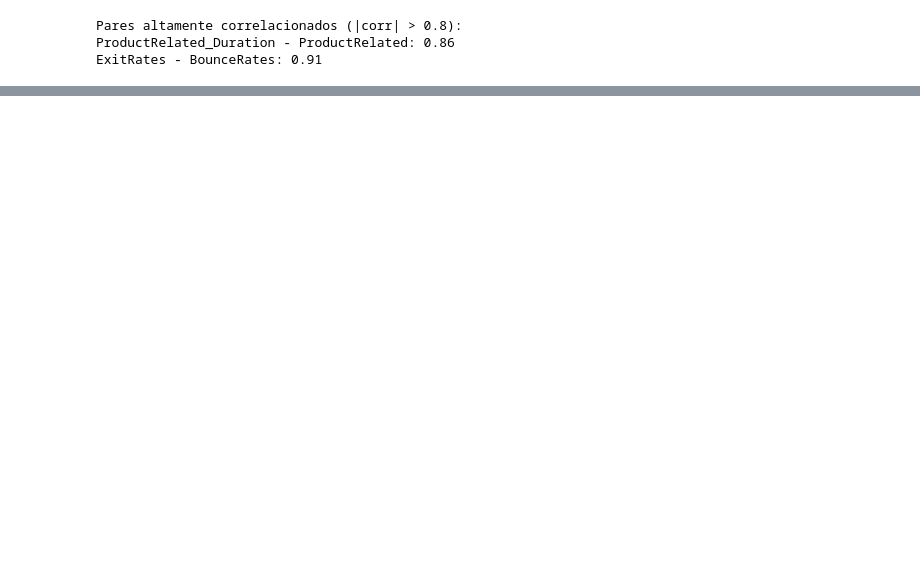
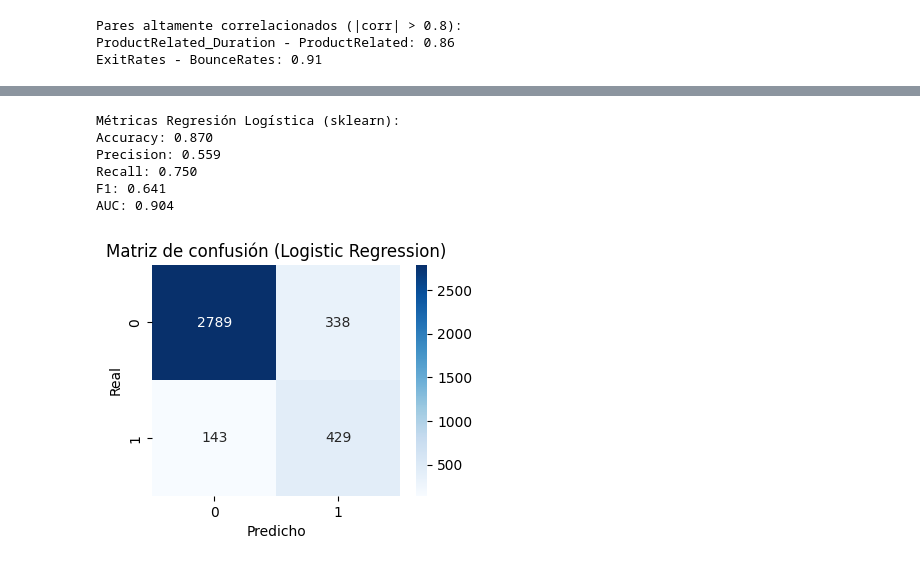
Before and after one commit to Jasandovalv/Proyecto_practica1, a Jupyter notebook: Machine_learnig_2.ipynb, the cells around one changed output, grey strips where cells are left out. Cells and saved outputs as stored; diff of their text form; code cells hidden in the pictures; blank space fills up the shorter version.

```diff
--- a/Machine_learnig_2.ipynb
+++ b/Machine_learnig_2.ipynb
@@ -279,0 +330,2 @@ ExitRates - BounceRates: 0.91
+# %%
+X_train, X_test, y_train, y_test = train_test_split(X, y, test_size=0.3, random_state=42, stratify=y)
@@ -279,0 +338,40 @@ ExitRates - BounceRates: 0.91
+# %%
+# Crear modelo de regresión logística dentro del pipeline
+lr_clf = Pipeline(steps=[('preprocess', preprocessor),
+                        ('model', LogisticRegression(max_iter=1000, class_weight='balanced'))])
+
+# Ajustar modelo
+lr_clf.fit(X_train, y_train)
+
+# Predicciones y probabilidades
+y_pred_lr = lr_clf.predict(X_test)
+y_proba_lr = lr_clf.predict_proba(X_test)[:, 1]
+
+# Métricas
+metrics_lr = {
+    'Accuracy': accuracy_score(y_test, y_pred_lr),
+    'Precision': precision_score(y_test, y_pred_lr),
+    'Recall': recall_score(y_test, y_pred_lr),
+    'F1': f1_score(y_test, y_pred_lr),
+    'AUC': roc_auc_score(y_test, y_proba_lr)
+}
+print("Métricas Regresión Logística (sklearn):")
+for k, v in metrics_lr.items():
+    print(f"{k}: {v:.3f}")
+
+# Matriz de confusión
+cm_lr = confusion_matrix(y_test, y_pred_lr)
+plt.figure(figsize=(4, 3))
+sns.heatmap(cm_lr, annot=True, fmt='d', cmap='Blues')
+plt.title('Matriz de confusión (Logistic Regression)')
+plt.xlabel('Predicho')
+plt.ylabel('Real')
+plt.show()
+# %% [output]
+Métricas Regresión Logística (sklearn):
+Accuracy: 0.870
+Precision: 0.559
+Recall: 0.750
+F1: 0.641
+AUC: 0.904
+[figure, added]
```
Also changed, not shown: parts of 4 cells of this notebook.
